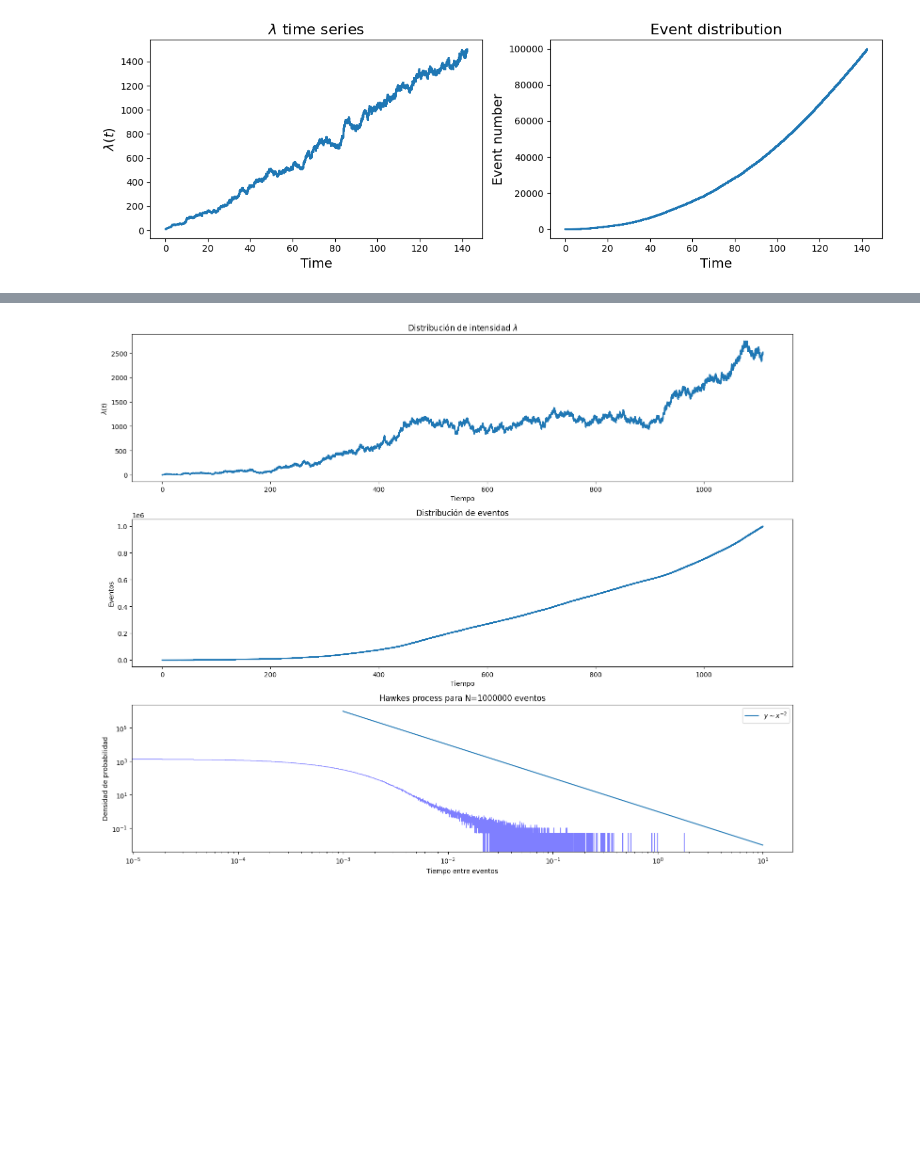
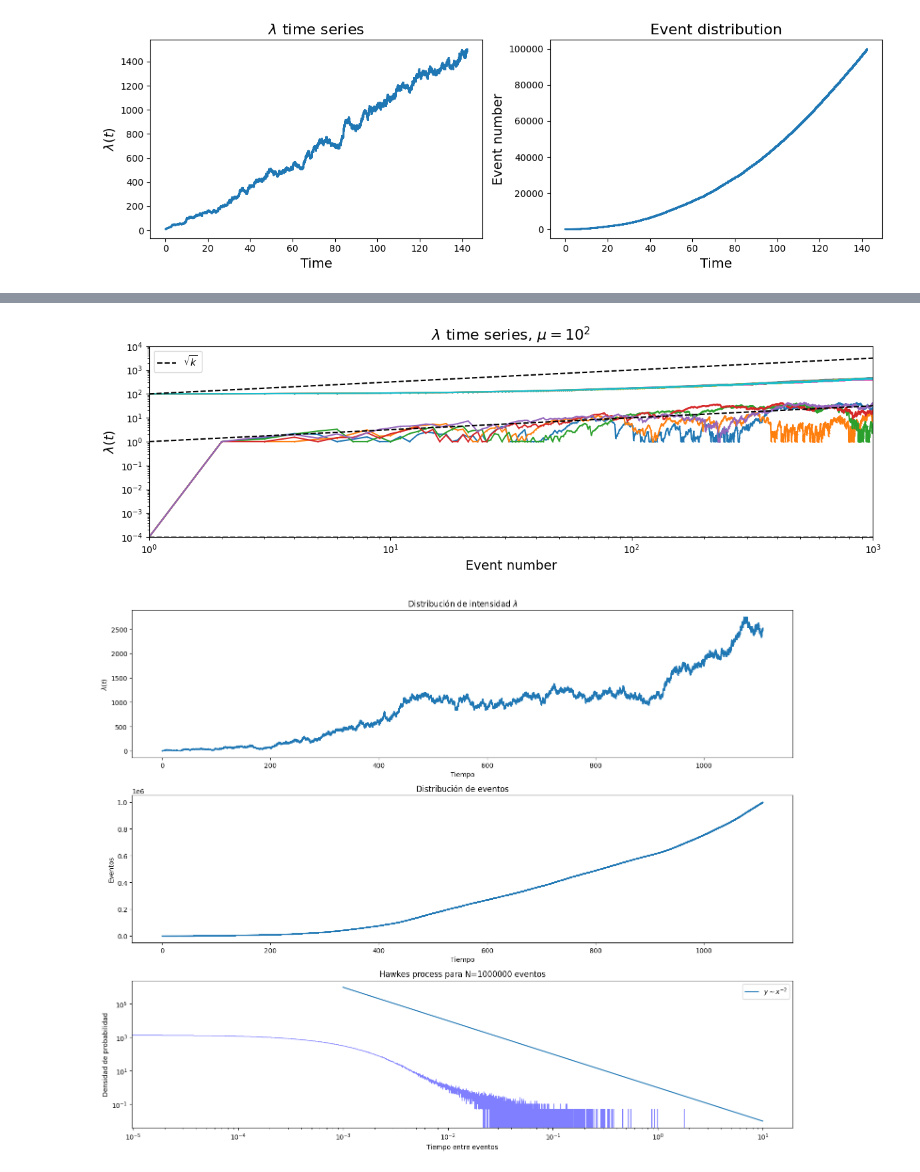
Before and after one commit to RivasAntonio/TFM, a Jupyter notebook: Códigos/Hawkes/Pruebas.ipynb, the cells around one changed output, grey strips where cells are left out. Saved outputs shown, nothing was run; the diff lists cells and outputs as text; code cells hidden in the pictures; blank space fills up the shorter version.

```diff
--- a/Códigos/Hawkes/Pruebas.ipynb
+++ b/Códigos/Hawkes/Pruebas.ipynb
@@ -134,3 +153,34 @@ plt.show()
+# %%
+K = 10**3
+mus = [10**-4, 10**2]
+
+fig = plt.figure(figsize=(12, 4))
+axgrid = fig.add_gridspec(1, 2)
+
+
+for j in range(2):
+    for i in range(5):
+        times, rate = generate_series(K, 1, mus[j])
+        k = np.arange(1, K + 2)
+        sqrt = np.sqrt(k)
+        plt.plot(k, rate, marker = 'o', ms=0.5)
+        plt.xlabel('Event number', fontsize=14)
+        plt.ylabel('$\lambda (t)$', fontsize=14)
+    plt.title(f'$\lambda$ time series, $\mu = 10^{ {int(np.log10(mus[j]))}}$', fontsize=16)
+
+plt.xscale('log')
+plt.yscale('log')
+
+plt.axhline(y=10**-4, color='gray', linestyle='--')
+plt.xlim(1, K)
+plt.ylim(10**-4, 10**4)
+plt.plot(k, sqrt, color ='black', linestyle = '--', label= '$\sqrt{k}$')
+plt.plot(k, sqrt*100, color ='black', linestyle = '--')
+
+fig.axes[0].legend(loc='best')
+fig.tight_layout()
+# %% [output]
+[figure, added]
 # %%
 n_events = [0]
 times_between_events = [0]
```
Also changed, not shown: parts of 2 cells of this notebook, 8 other files.
